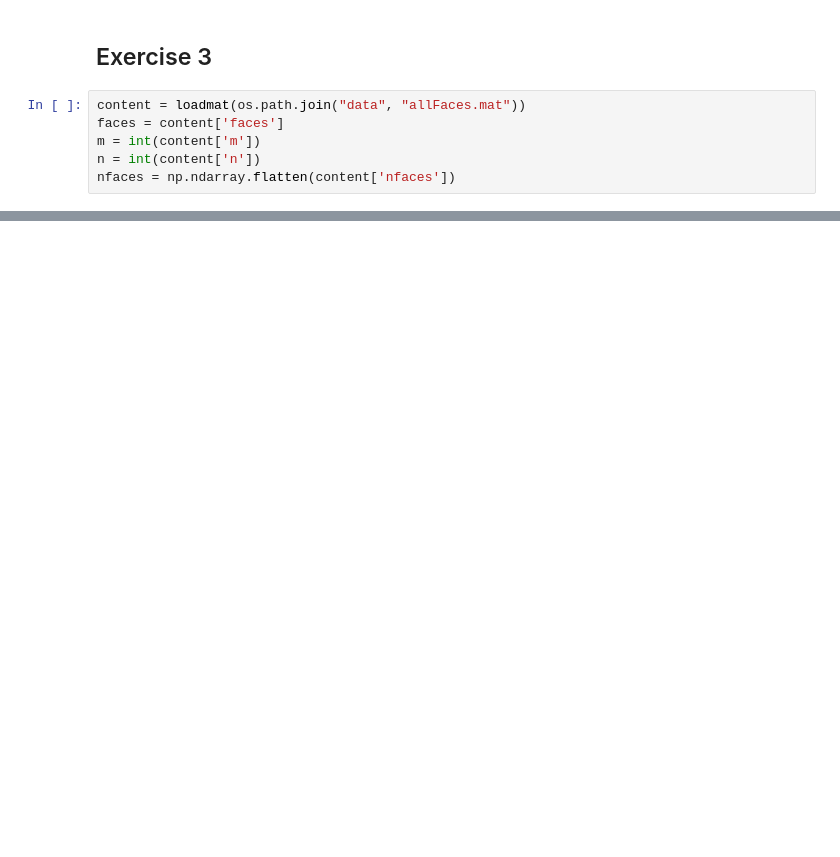
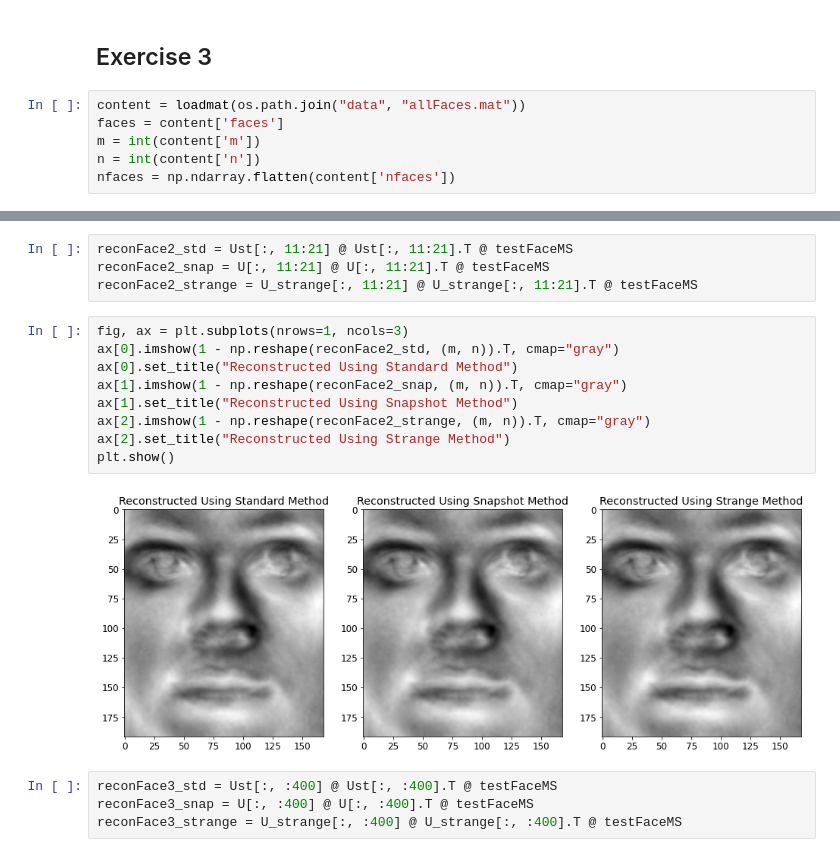
Before and after one commit to stochasticallyconverging/datadrivenengineering, a Jupyter notebook: svd.ipynb, the cells around one changed output, grey strips where cells are left out. Cells and saved outputs as stored; diff of their text form; blank space fills up the shorter version.

```diff
--- a/svd.ipynb
+++ b/svd.ipynb
@@ -43,0 +110,19 @@ plt.imshow(np.reshape(faces[:,np.sum(nfaces[0])], (m, n)).T)
+# %%
+reconFace2_std = Ust[:, 11:21] @ Ust[:, 11:21].T @ testFaceMS
+reconFace2_snap = U[:, 11:21] @ U[:, 11:21].T @ testFaceMS
+reconFace2_strange = U_strange[:, 11:21] @ U_strange[:, 11:21].T @ testFaceMS
+# %%
+fig, ax = plt.subplots(nrows=1, ncols=3)
+ax[0].imshow(1 - np.reshape(reconFace2_std, (m, n)).T, cmap="gray")
+ax[0].set_title("Reconstructed Using Standard Method")
+ax[1].imshow(1 - np.reshape(reconFace2_snap, (m, n)).T, cmap="gray")
+ax[1].set_title("Reconstructed Using Snapshot Method")
+ax[2].imshow(1 - np.reshape(reconFace2_strange, (m, n)).T, cmap="gray")
+ax[2].set_title("Reconstructed Using Strange Method")
+plt.show()
+# %% [output]
+[figure, added]
+# %%
+reconFace3_std = Ust[:, :400] @ Ust[:, :400].T @ testFaceMS
+reconFace3_snap = U[:, :400] @ U[:, :400].T @ testFaceMS
+reconFace3_strange = U_strange[:, :400] @ U_strange[:, :400].T @ testFaceMS
```
Also changed, not shown: parts of 14 cells of this notebook, 1 other file.
